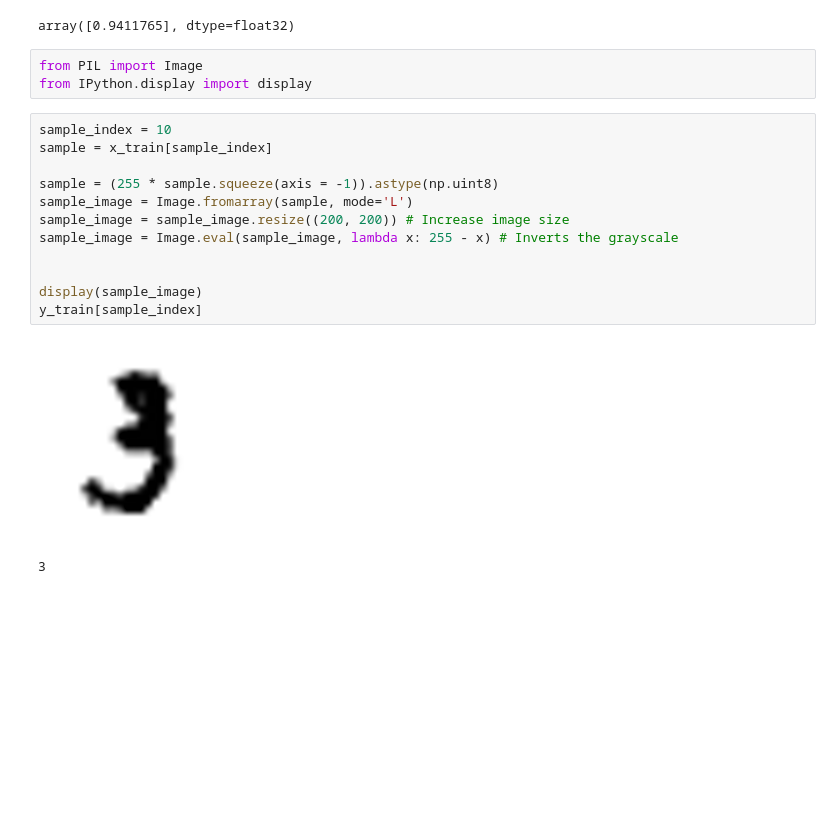
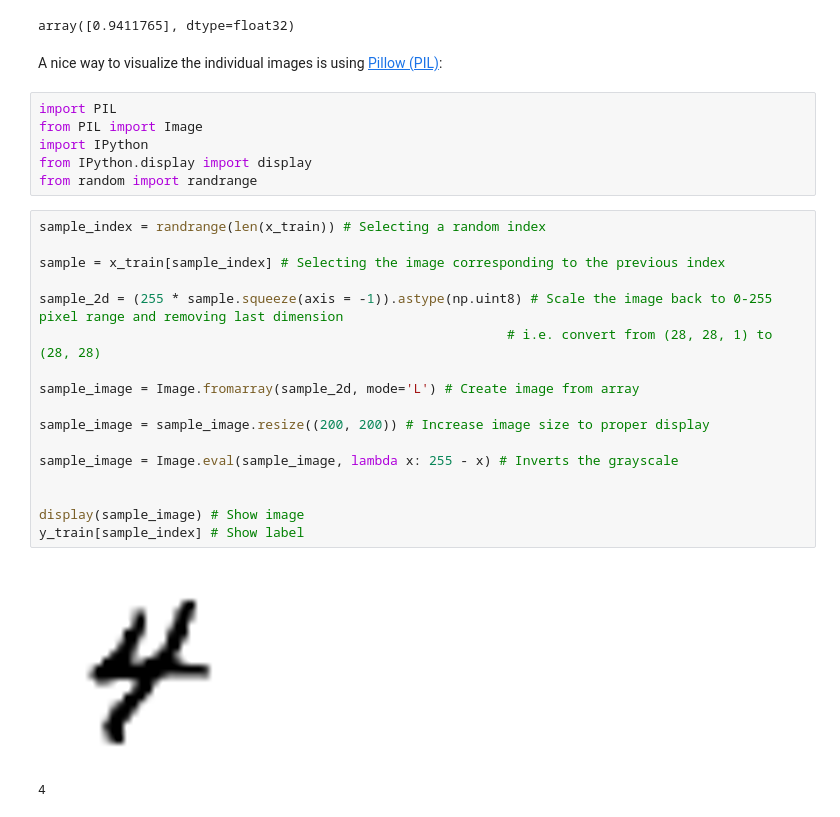
Before and after one commit to fbaltor/et-287, a Jupyter notebook: notebooks/unit3_mlp_mnist.ipynb, the cells around one changed output. Cells and saved outputs as stored; diff of their text form; blank space fills up the shorter version.

```diff
--- a/notebooks/unit3_mlp_mnist.ipynb
+++ b/notebooks/unit3_mlp_mnist.ipynb
@@ -69,21 +61,31 @@ Example of a point more or less in the middle of the image. Notice that it is a
 x_train[0, 14, 14]
 # %% [output]
 array([0.9411765], dtype=float32)
+# %% [markdown]
+A nice way to visualize the individual images is using [Pillow (PIL)](https://github.com/python-pillow/Pillow):
 # %%
+import PIL
 from PIL import Image
+import IPython
 from IPython.display import display
+from random import randrange
 # %%
-sample_index = 10
-sample = x_train[sample_index]
+sample_index = randrange(len(x_train)) # Selecting a random index
 
-sample = (255 * sample.squeeze(axis = -1)).astype(np.uint8)
-sample_image = Image.fromarray(sample, mode='L')
-sample_image = sample_image.resize((200, 200)) # Increase image size
+sample = x_train[sample_index] # Selecting the image corresponding to the previous index
+
+sample_2d = (255 * sample.squeeze(axis = -1)).astype(np.uint8) # Scale the image back to 0-255 pixel range and removing last dimension
+                                                            # i.e. convert from (28, 28, 1) to (28, 28)
+
+sample_image = Image.fromarray(sample_2d, mode='L') # Create image from array
+
+sample_image = sample_image.resize((200, 200)) # Increase image size to proper display
+
 sample_image = Image.eval(sample_image, lambda x: 255 - x) # Inverts the grayscale
 
 
-display(sample_image)
-y_train[sample_index]
+display(sample_image) # Show image
+y_train[sample_index] # Show label
 # %% [output]
-[figure, old version]
+[figure, new version]
-3
+4
```
Also changed, not shown: parts of 14 cells of this notebook, 4 other files.
